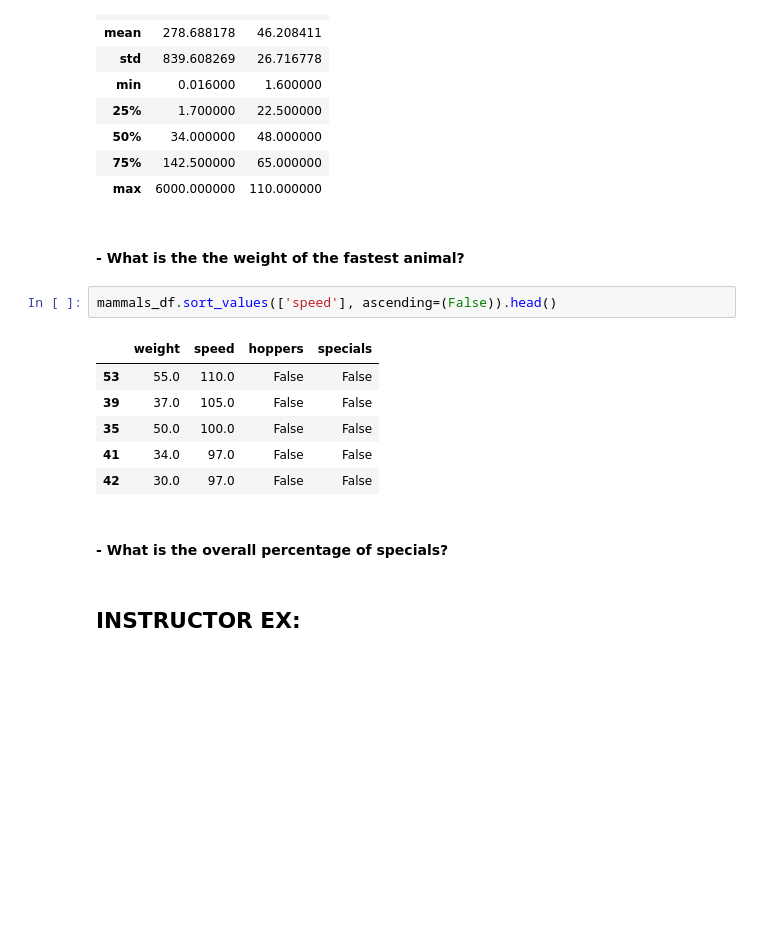
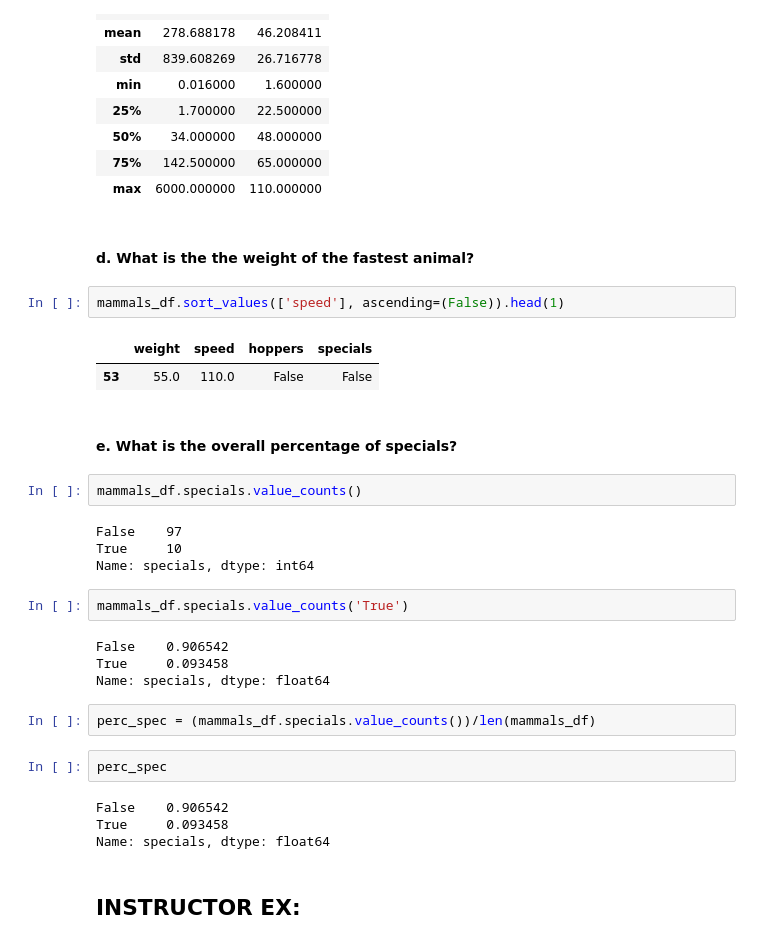
Before and after one commit to Marc-Aradillas/numpy-pandas-visualization-exercises, a Jupyter notebook: dataframes.ipynb, the cells around one changed output. Cells and saved outputs as stored; diff of their text form; blank space fills up the shorter version.

```diff
--- a/dataframes.ipynb
+++ b/dataframes.ipynb
@@ -441,18 +530,34 @@ mammals_df.describe()
 | 75% | 142.500000 | 65.000000 |
 | max | 6000.000000 | 110.000000 |
 # %% [markdown]
-#### - What is the the weight of the fastest animal?
+#### d. What is the the weight of the fastest animal?
 # %%
-mammals_df.sort_values(['speed'], ascending=(False)).head()
+mammals_df.sort_values(['speed'], ascending=(False)).head(1)
 # %% [output]
 |  | weight | speed | hoppers | specials |
 | 53 | 55.0 | 110.0 | False | False |
-| 39 | 37.0 | 105.0 | False | False |
-| 35 | 50.0 | 100.0 | False | False |
-| 41 | 34.0 | 97.0 | False | False |
-| 42 | 30.0 | 97.0 | False | False |
 # %% [markdown]
-#### - What is the overall percentage of specials?
+#### e. What is the overall percentage of specials?
+# %%
+mammals_df.specials.value_counts()
+# %% [output]
+False    97
+True     10
+Name: specials, dtype: int64
+# %%
+mammals_df.specials.value_counts('True')
+# %% [output]
+False    0.906542
+True     0.093458
+Name: specials, dtype: float64
+# %%
+perc_spec = (mammals_df.specials.value_counts())/len(mammals_df)
+# %%
+perc_spec
+# %% [output]
+False    0.906542
+True     0.093458
+Name: specials, dtype: float64
 # %% [markdown]
 ## INSTRUCTOR EX:
 # %%
```
Also changed, not shown: parts of 52 cells of this notebook, 1 other file.
